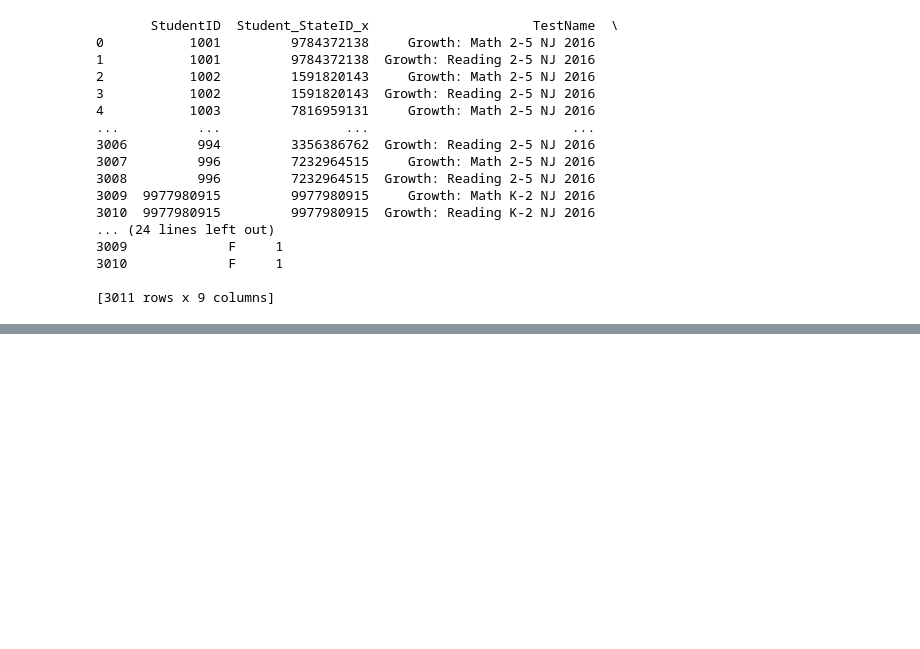
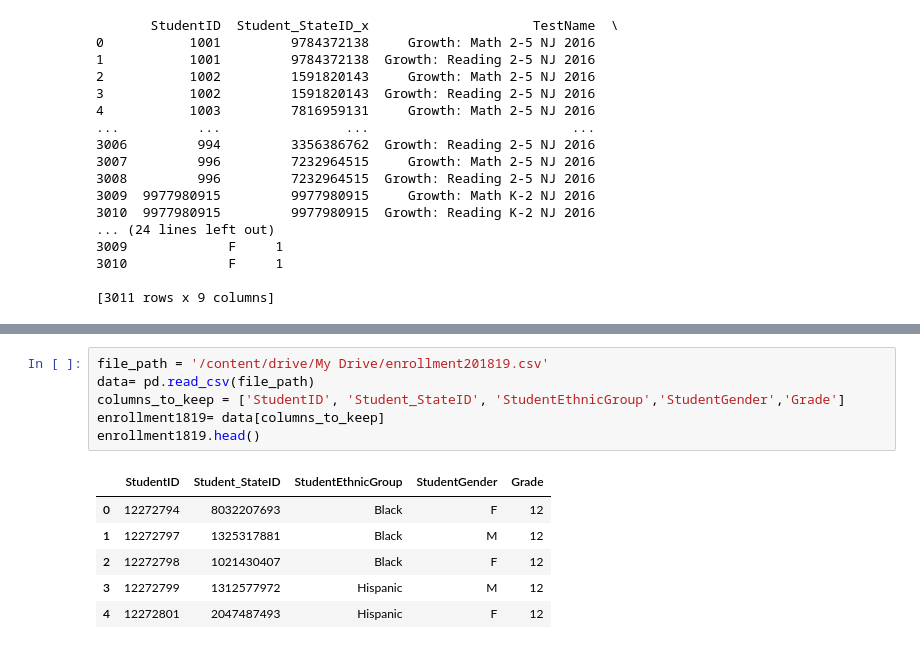
Before and after one commit to worldterminator/mess, a Jupyter notebook: leap.ipynb, the cells around one changed output, grey strips where cells are left out. Cells and saved outputs as stored; diff of their text form; blank space fills up the shorter version.

```diff
--- a/leap.ipynb
+++ b/leap.ipynb
@@ -445,0 +445,13 @@ print(merged17)
+# %%
+file_path = '/content/drive/My Drive/enrollment201819.csv'
+data= pd.read_csv(file_path)
+columns_to_keep = ['StudentID', 'Student_StateID', 'StudentEthnicGroup','StudentGender','Grade']
+enrollment1819= data[columns_to_keep]
+enrollment1819.head()
+# %% [output]
+|  | StudentID | Student_StateID | StudentEthnicGroup | StudentGender | Grade |
+| 0 | 12272794 | 8032207693 | Black | F | 12 |
+| 1 | 12272797 | 1325317881 | Black | M | 12 |
+| 2 | 12272798 | 1021430407 | Black | F | 12 |
+| 3 | 12272799 | 1312577972 | Hispanic | M | 12 |
+| 4 | 12272801 | 2047487493 | Hispanic | F | 12 |
```
Also changed, not shown: parts of 7 cells of this notebook.
